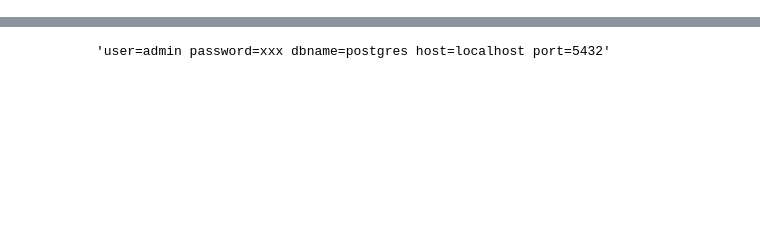
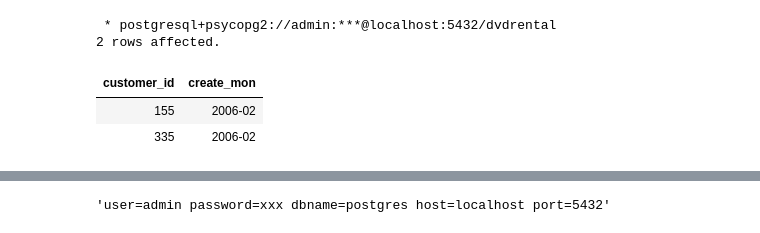
Before and after one commit to lohraspco/data-science, a Jupyter notebook: SQL/sql_codes.ipynb, the cells around one changed output, grey strips where cells are left out. Saved outputs shown, nothing was run; the diff lists cells and outputs as text; code cells hidden in the pictures; blank space fills up the shorter version.

```diff
--- a/SQL/sql_codes.ipynb
+++ b/SQL/sql_codes.ipynb
@@ -0,0 +384,16 @@
+# %%
+%%sql
+
+with customer_month as ( select customer_id,
+EXTRACT(YEAR FROM create_date)::text || '-' || LPAD(EXTRACT(MONTH FROM create_date)::text, 2, '0') AS create_mon,
+last_update from customer),
+rental_month as( select customer_id, extract(year from rental_date)::text || '-' || LPAD(extract(month from rental_date)::text,2,'0') as tm from rental)
+
+select c.customer_id, c.create_mon from customer_month c inner join rental_month r on r.customer_id = c.customer_id and r.tm=c.create_mon
+limit 2;
+# %% [output]
+ * postgresql+psycopg2://admin:***@localhost:5432/dvdrental
+2 rows affected.
+| customer_id | create_mon |
+| 155 | 2006-02 |
+| 335 | 2006-02 |
```
Also changed, not shown: parts of 48 cells of this notebook, 3 other files.
